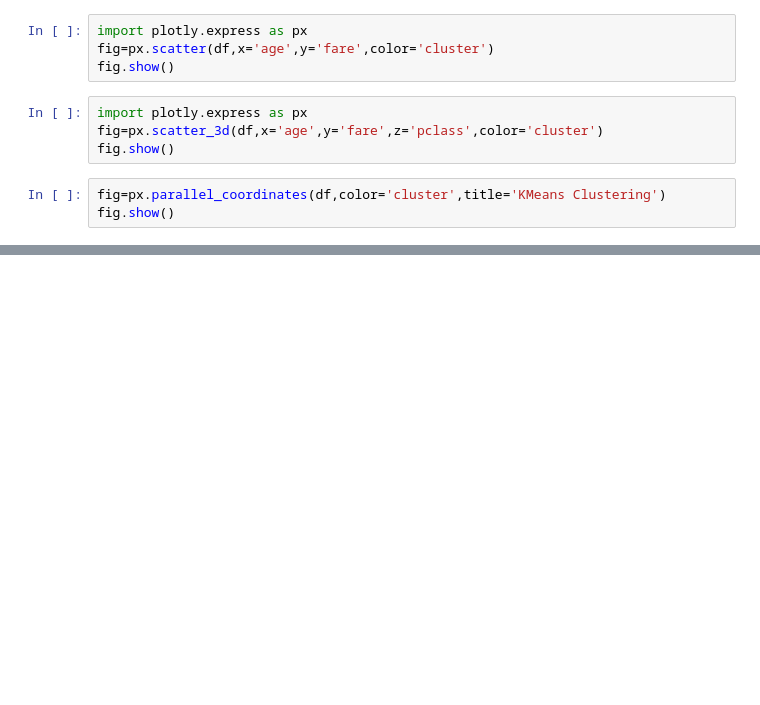
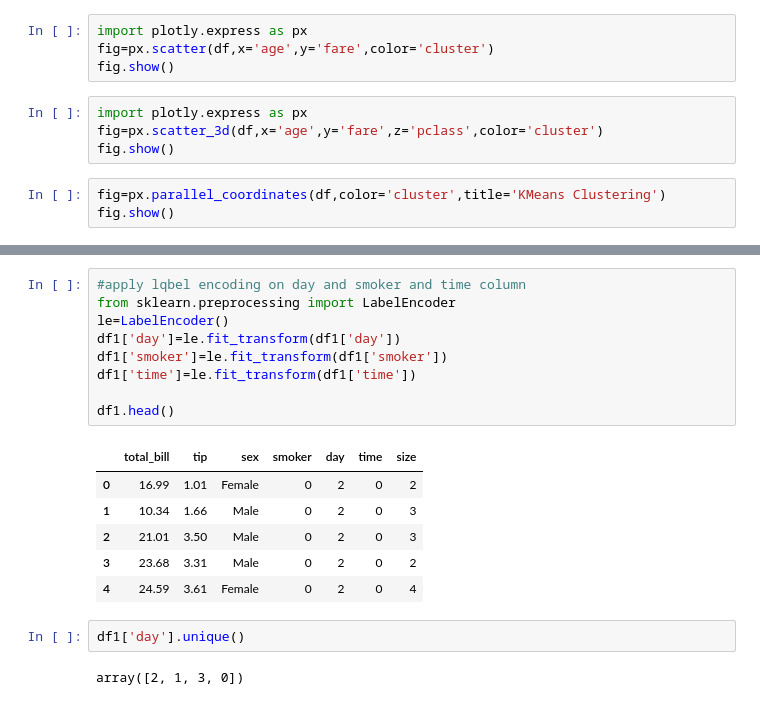
Before and after one commit to qasim697/python_ka_chilla, a Jupyter notebook: day_22/kmeansCluster.ipynb, the cells around one changed output, grey strips where cells are left out. Drawn from its saved outputs; the diff is of its cells as text; blank space fills up the shorter version.

```diff
--- a/day_22/kmeansCluster.ipynb
+++ b/day_22/kmeansCluster.ipynb
@@ -126,0 +180,20 @@ fig.show()
+# %%
+#apply lqbel encoding on day and smoker and time column
+from sklearn.preprocessing import LabelEncoder
+le=LabelEncoder()
+df1['day']=le.fit_transform(df1['day'])
+df1['smoker']=le.fit_transform(df1['smoker'])
+df1['time']=le.fit_transform(df1['time'])
+
+df1.head()
+# %% [output]
+|  | total_bill | tip | sex | smoker | day | time | size |
+| 0 | 16.99 | 1.01 | Female | 0 | 2 | 0 | 2 |
+| 1 | 10.34 | 1.66 | Male | 0 | 2 | 0 | 3 |
+| 2 | 21.01 | 3.50 | Male | 0 | 2 | 0 | 3 |
+| 3 | 23.68 | 3.31 | Male | 0 | 2 | 0 | 2 |
+| 4 | 24.59 | 3.61 | Female | 0 | 2 | 0 | 4 |
+# %%
+df1['day'].unique()
+# %% [output]
+array([2, 1, 3, 0])
```
Also changed, not shown: parts of 12 cells of this notebook, 7 other files.
